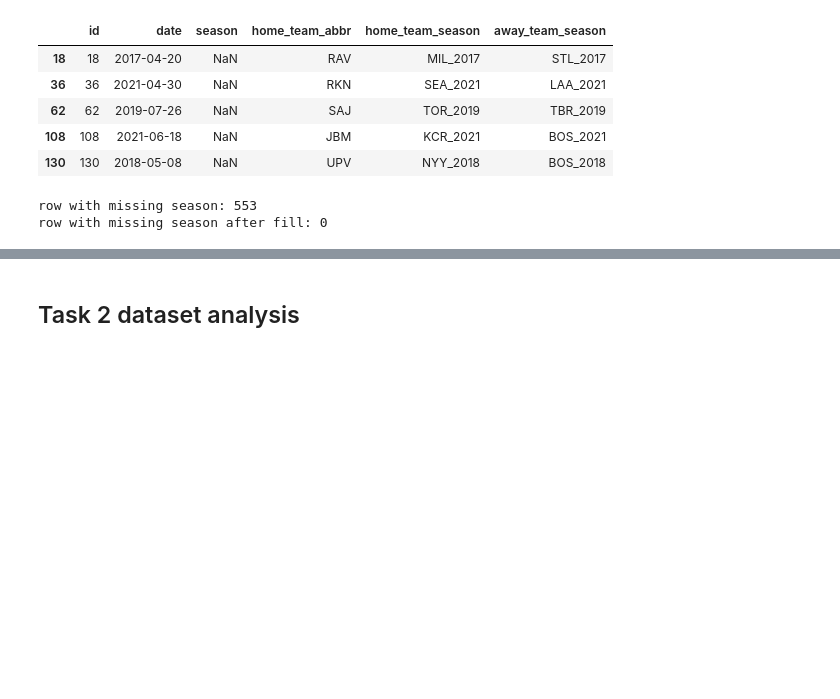
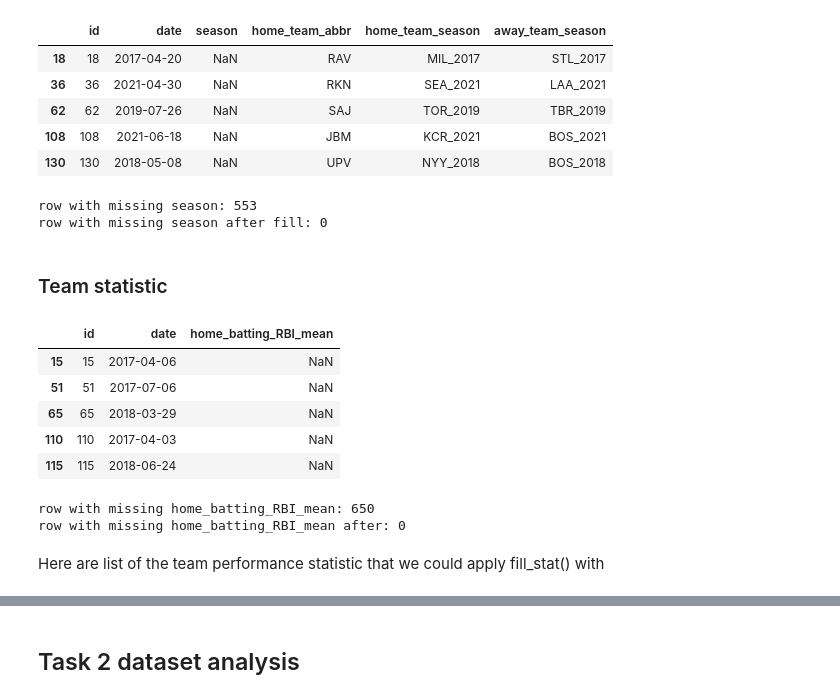
Before and after one commit to stkao05/html-final, a Jupyter notebook: data_exploration.ipynb, the cells around one changed output, grey strips where cells are left out. Drawn from its saved outputs; the diff is of its cells as text; code cells hidden in the pictures; blank space fills up the shorter version.

Commit message:
fill in missing value

```diff
--- a/data_exploration.ipynb
+++ b/data_exploration.ipynb
@@ -116,3 +124,75 @@ print("row with missing season after fill:", len(x[x['season'].isna()]))
 # %% [output]
 row with missing season: 553
 row with missing season after fill: 0
+# %% [markdown]
+### Team statistic
+# %%
+missing = df[df['home_batting_RBI_mean'].isna()]
+missing[['id', 'date', 'home_batting_RBI_mean']].head(5)
+# %% [output]
+|  | id | date | home_batting_RBI_mean |
+| 15 | 15 | 2017-04-06 | NaN |
+| 51 | 51 | 2017-07-06 | NaN |
+| 65 | 65 | 2018-03-29 | NaN |
+| 110 | 110 | 2017-04-03 | NaN |
+| 115 | 115 | 2018-06-24 | NaN |
+# %%
+# fill in team' numeric statistic base on team's season performance
+# - you should apply this AFTER fill in the missing season value
+# - you should NOT apply this for pitcher stat (i.e. 'home_pitching_H_batters_faced_mean')
+#   as it should be infer differently
+# - here we assume a team's home & away stat should be simialr
+def fill_stat(df, key):
+    def fill(row):
+        if not pd.isna(row[key]):
+            return row[key]
+
+        team_col = 'away_team_abbr' if 'away_' in key else 'home_team_abbr'
+        team_abbr = row[team_col]
+        season = row['season']
+
+        # Here we want to infer a team performance stat base on past season data.
+        # The same performance could be appear in both "home_" and "_away"
+        # i.e. home_pitching_H_batters_faced_mean and away_pitching_H_batters_faced_mean
+        # We would use both the 'home' and 'away' of version of stat and take the average
+        stat_key = 'tmp_key'
+
+        away_stat_key = key.replace('home_', 'away_')
+        away_stat = df[(df['away_team_abbr'] == team_abbr) &
+                       (df[away_stat_key].notna())]
+        away_stat.rename(columns={away_stat_key: stat_key}, inplace=True)
+
+        home_stat_key = key.replace('away_', 'home_')
+        home_stat = df[(df['home_team_abbr'] == team_abbr) &
+                       (df[home_stat_key].notna())]
+        home_stat.rename(columns={home_stat_key: stat_key}, inplace=True)
+
+        team_stat = pd.concat([away_stat, home_stat], axis=0)
+        season_stat = team_stat[team_stat['season'] == season]
+
+        if len(season_stat) > 0:
+            return season_stat[stat_key].mean()
+
+        # # TODO: not sure if cross season stat make sense.
+        # if len(team_stat) > 0:
+        #     return team_stat[stat_key].mean()
+        return row[key]
+#
+    df[key] = df.apply(fill, axis=1)
+    missing_count = len(df[df[key].isna()])
+    if missing_count > 0:
+        warnings.warn(f"fill_stat: {key} column still has {missing_count} missing values")
+
+
+x = df.copy()
+fill_season(x)
+
+key = "home_batting_RBI_mean"
+print(f"row with missing {key}:", len(x[x[key].isna()]))
+fill_stat(x, key)
+print(f"row with missing {key} after:", len(x[x[key].isna()]))
+# %% [output]
+row with missing home_batting_RBI_mean: 650
+row with missing home_batting_RBI_mean after: 0
+# %% [markdown]
+Here are list of the team performance statistic that we could apply fill_stat() with
```
Also changed, not shown: parts of 7 cells of this notebook.
